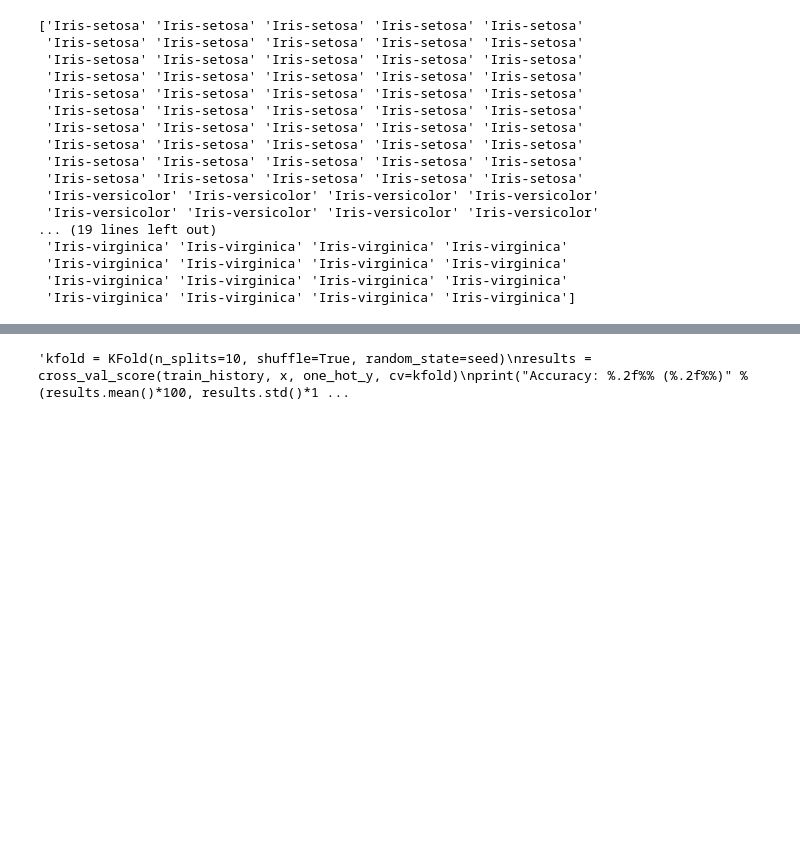
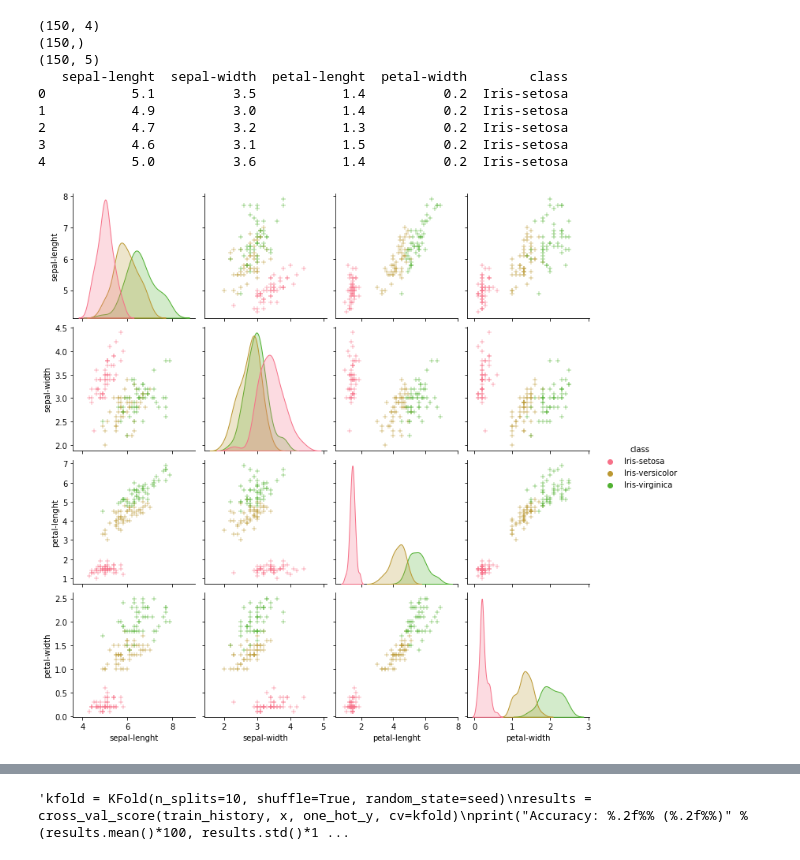
Before and after one commit to monjjjjj/Flower-Classification, a Jupyter notebook: IrisClassification.ipynb, the cells around one changed output, grey strips where cells are left out. Drawn from its saved outputs; the diff is of its cells as text; code cells hidden in the pictures; blank space fills up the shorter version.

```diff
--- a/IrisClassification.ipynb
+++ b/IrisClassification.ipynb
@@ -3,47 +3,65 @@
 # %%
 import numpy
 import pandas
+import seaborn as sns
+sns.set_palette('husl')
+import matplotlib.pyplot as plt
+%matplotlib inline
+
 from keras.models import Sequential
 from keras.layers import Dense, Activation, BatchNormalization
 from keras.layers import Conv1D, Conv2D, MaxPooling1D, MaxPooling2D
 from keras import initializers
 from keras.wrappers.scikit_learn import KerasClassifier
 from keras.utils import np_utils
+
 from sklearn.model_selection import train_test_split
 from sklearn.model_selection import cross_val_score
-from sklearn.model_selection import KFold
+from sklearn.model_selection import StratifiedKFold
+from sklearn.metrics import classification_report
+from sklearn.metrics import accuracy_score
 from sklearn.preprocessing import LabelEncoder
+from sklearn.linear_model import LogisticRegression
+from sklearn.tree import DecisionTreeClassifier
+from sklearn.neighbors import KNeighborsClassifier
+from sklearn.discriminant_analysis import LinearDiscriminantAnalysis
 from sklearn.pipeline import Pipeline
+
+from sklearn.naive_bayes import GaussianNB
+from sklearn.svm import SVC
 # %%
 #load data
-dataframe = pandas.read_csv("iris.csv", header=None)
+col_name = ['sepal-lenght','sepal-width','petal-lenght','petal-width','class']
+dataframe = pandas.read_csv("iris.csv", names=col_name)
 dataset = dataframe.values
 x = dataset[:,0:4].astype('float32')
 y = dataset[:,4]
 #train_x, test_x, train_y, test_y = train_test_split(x, y, train_size=0.7, test_size=0.3, random_state=0)
-#print(x.shape)
+print(x.shape)
+print(y.shape)
 #print(len(x))
 #print(train_x)
 #print(len(train_x))
-print(y)
+#print(y)
+print(dataset.shape)
+print(dataframe.head())
 # %% [output]
-['Iris-setosa' 'Iris-setosa' 'Iris-setosa' 'Iris-setosa' 'Iris-setosa'
- 'Iris-setosa' 'Iris-setosa' 'Iris-setosa' 'Iris-setosa' 'Iris-setosa'
- 'Iris-setosa' 'Iris-setosa' 'Iris-setosa' 'Iris-setosa' 'Iris-setosa'
- 'Iris-setosa' 'Iris-setosa' 'Iris-setosa' 'Iris-setosa' 'Iris-setosa'
- 'Iris-setosa' 'Iris-setosa' 'Iris-setosa' 'Iris-setosa' 'Iris-setosa'
- 'Iris-setosa' 'Iris-setosa' 'Iris-setosa' 'Iris-setosa' 'Iris-setosa'
- 'Iris-setosa' 'Iris-setosa' 'Iris-setosa' 'Iris-setosa' 'Iris-setosa'
- 'Iris-setosa' 'Iris-setosa' 'Iris-setosa' 'Iris-setosa' 'Iris-setosa'
- 'Iris-setosa' 'Iris-setosa' 'Iris-setosa' 'Iris-setosa' 'Iris-setosa'
- 'Iris-setosa' 'Iris-setosa' 'Iris-setosa' 'Iris-setosa' 'Iris-setosa'
- 'Iris-versicolor' 'Iris-versicolor' 'Iris-versicolor' 'Iris-versicolor'
- 'Iris-versicolor' 'Iris-versicolor' 'Iris-versicolor' 'Iris-versicolor'
-... (19 lines left out)
- 'Iris-virginica' 'Iris-virginica' 'Iris-virginica' 'Iris-virginica'
- 'Iris-virginica' 'Iris-virginica' 'Iris-virginica' 'Iris-virginica'
- 'Iris-virginica' 'Iris-virginica' 'Iris-virginica' 'Iris-virginica'
- 'Iris-virginica' 'Iris-virginica' 'Iris-virginica' 'Iris-virginica']
+(150, 4)
+(150,)
+(150, 5)
+   sepal-lenght  sepal-width  petal-lenght  petal-width        class
+0           5.1          3.5           1.4          0.2  Iris-setosa
+1           4.9          3.0           1.4          0.2  Iris-setosa
+2           4.7          3.2           1.3          0.2  Iris-setosa
+3           4.6          3.1           1.5          0.2  Iris-setosa
+4           5.0          3.6           1.4          0.2  Iris-setosa
+# %%
+#pair_plot
+sns.pairplot(dataframe, hue='class', markers='+')
+plt.show()
+#From the below, we can see that Iris-Setosa is separated from both other species in all the features.
+# %% [output]
+[figure, added]
 # %%
 #fix random seed for reproducibility
 seed = 1
```
Also changed, not shown: parts of 3 cells of this notebook.
